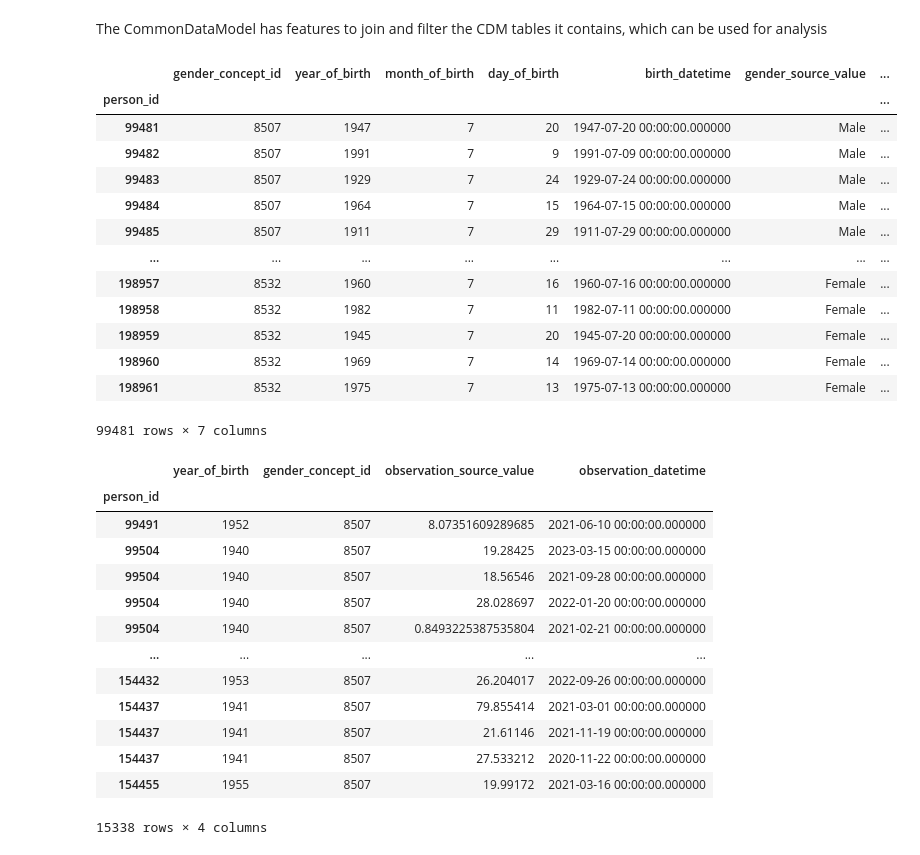
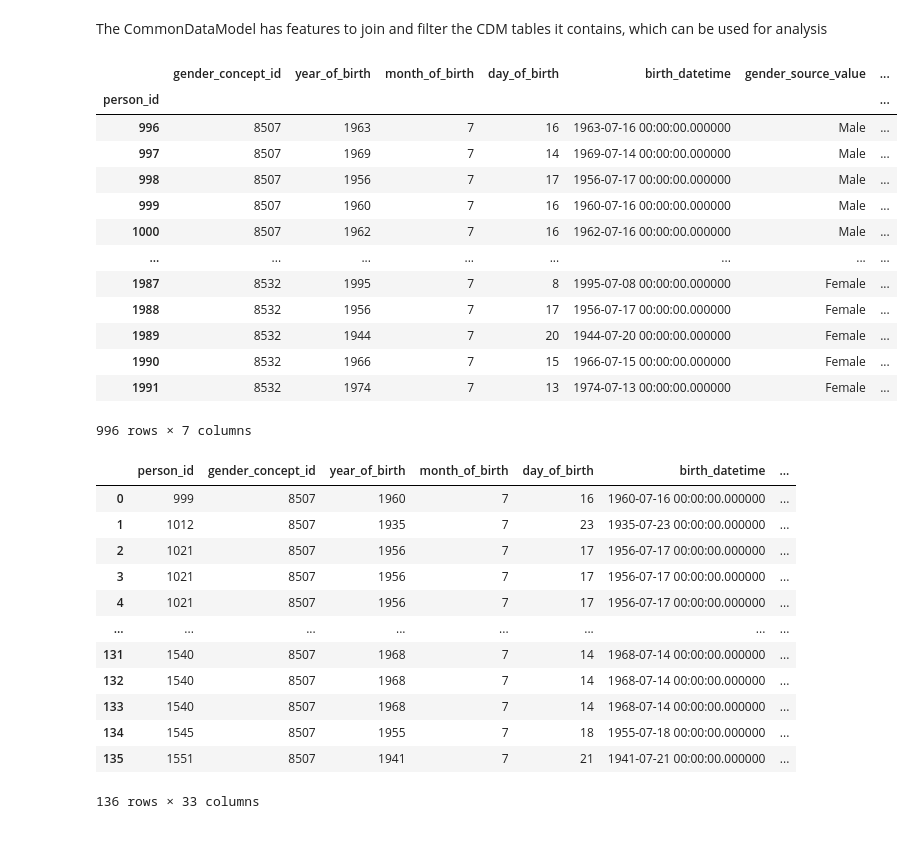
Before and after one commit to Health-Informatics-UoN/carrot-docs, a Jupyter notebook: docs/CaRROT-CDM/notebooks/Part 9 - Analysis.ipynb, the cells around one changed output. Cells and saved outputs as stored; diff of their text form; code cells hidden in the pictures.

```diff
--- a/docs/CaRROT-CDM/notebooks/Part 9 - Analysis.ipynb
+++ b/docs/CaRROT-CDM/notebooks/Part 9 - Analysis.ipynb
@@ -2,57 +2,57 @@
 The CommonDataModel has features to join and filter the CDM tables it contains, which can be used for analysis
 # %%
 import matplotlib.pyplot as plt
-import carrot ncarrot params['debug_level'] = 0
+import carrot
+carrot.params['debug_level'] = 0
 import glob
+import p
 # %%
-inputs = carrot tools.load_tsv(glob.glob("temp/1/*.tsv"),dtype=None)
-cdm = carrot cdm.CommonDataModel.load(inputs=inputs,
+inputs = carrot.tools.load_tsv(glob.glob("temp/1/*.tsv"),dtype=None)
+cdm = carrot.cdm.CommonDataModel.load(inputs=inputs,
                                          do_mask_person_id=False,
-                                         format_level=0)
+                                         format_level=1)
 cdm['person'].dropna(axis=1)
 # %% [output]
 |  | gender_concept_id | year_of_birth | month_of_birth | day_of_birth | birth_datetime | gender_source_value | ... |
 | person_id |  |  |  |  |  |  | ... |
-| 99481 | 8507 | 1947 | 7 | 20 | 1947-07-20 00:00:00.000000 | Male | ... |
-| 99482 | 8507 | 1991 | 7 | 9 | 1991-07-09 00:00:00.000000 | Male | ... |
-| 99483 | 8507 | 1929 | 7 | 24 | 1929-07-24 00:00:00.000000 | Male | ... |
-| 99484 | 8507 | 1964 | 7 | 15 | 1964-07-15 00:00:00.000000 | Male | ... |
-| 99485 | 8507 | 1911 | 7 | 29 | 1911-07-29 00:00:00.000000 | Male | ... |
+| 996 | 8507 | 1963 | 7 | 16 | 1963-07-16 00:00:00.000000 | Male | ... |
+| 997 | 8507 | 1969 | 7 | 14 | 1969-07-14 00:00:00.000000 | Male | ... |
+| 998 | 8507 | 1956 | 7 | 17 | 1956-07-17 00:00:00.000000 | Male | ... |
+| 999 | 8507 | 1960 | 7 | 16 | 1960-07-16 00:00:00.000000 | Male | ... |
+| 1000 | 8507 | 1962 | 7 | 16 | 1962-07-16 00:00:00.000000 | Male | ... |
 | ... | ... | ... | ... | ... | ... | ... | ... |
-| 198957 | 8532 | 1960 | 7 | 16 | 1960-07-16 00:00:00.000000 | Female | ... |
-| 198958 | 8532 | 1982 | 7 | 11 | 1982-07-11 00:00:00.000000 | Female | ... |
-| 198959 | 8532 | 1945 | 7 | 20 | 1945-07-20 00:00:00.000000 | Female | ... |
-| 198960 | 8532 | 1969 | 7 | 14 | 1969-07-14 00:00:00.000000 | Female | ... |
-| 198961 | 8532 | 1975 | 7 | 13 | 1975-07-13 00:00:00.000000 | Female | ... |
+| 1987 | 8532 | 1995 | 7 | 8 | 1995-07-08 00:00:00.000000 | Female | ... |
+| 1988 | 8532 | 1956 | 7 | 17 | 1956-07-17 00:00:00.000000 | Female | ... |
+| 1989 | 8532 | 1944 | 7 | 20 | 1944-07-20 00:00:00.000000 | Female | ... |
+| 1990 | 8532 | 1966 | 7 | 15 | 1966-07-15 00:00:00.000000 | Female | ... |
+| 1991 | 8532 | 1974 | 7 | 13 | 1974-07-13 00:00:00.000000 | Female | ... |
-99481 rows × 7 columns
+996 rows × 7 columns
 # %%
-df = cdm.filter({
+model = cdm.filter({
     'person':{
                 'gender_concept_id': lambda x: x == 8507,
                 'year_of_birth': lambda x: x < 1970
             },
     'observation':{
                 'observation_concept_id':lambda x: x == 4288455,
                   }
-     },
-    {'person_id':True,'year_of_birth':True,
-     'gender_concept_id':True,'observation_source_value':True,
-     'observation_datetime':True}
-    ).dropna(axis=1)
+     }
+    )
+
+df = model['person'].merge(model['observation'],on='person_id')
 df
 # %% [output]
-|  | year_of_birth | gender_concept_id | observation_source_value | observation_datetime |
-| person_id |  |  |  |  |
-| 99491 | 1952 | 8507 | 8.07351609289685 | 2021-06-10 00:00:00.000000 |
-| 99504 | 1940 | 8507 | 19.28425 | 2023-03-15 00:00:00.000000 |
-| 99504 | 1940 | 8507 | 18.56546 | 2021-09-28 00:00:00.000000 |
-| 99504 | 1940 | 8507 | 28.028697 | 2022-01-20 00:00:00.000000 |
-| 99504 | 1940 | 8507 | 0.8493225387535804 | 2021-02-21 00:00:00.000000 |
-| ... | ... | ... | ... | ... |
-| 154432 | 1953 | 8507 | 26.204017 | 2022-09-26 00:00:00.000000 |
-| 154437 | 1941 | 8507 | 79.855414 | 2021-03-01 00:00:00.000000 |
-| 154437 | 1941 | 8507 | 21.61146 | 2021-11-19 00:00:00.000000 |
-| 154437 | 1941 | 8507 | 27.533212 | 2020-11-22 00:00:00.000000 |
-| 154455 | 1955 | 8507 | 19.99172 | 2021-03-16 00:00:00.000000 |
+|  | person_id | gender_concept_id | year_of_birth | month_of_birth | day_of_birth | birth_datetime | ... |
+| 0 | 999 | 8507 | 1960 | 7 | 16 | 1960-07-16 00:00:00.000000 | ... |
+| 1 | 1012 | 8507 | 1935 | 7 | 23 | 1935-07-23 00:00:00.000000 | ... |
+| 2 | 1021 | 8507 | 1956 | 7 | 17 | 1956-07-17 00:00:00.000000 | ... |
+| 3 | 1021 | 8507 | 1956 | 7 | 17 | 1956-07-17 00:00:00.000000 | ... |
+| 4 | 1021 | 8507 | 1956 | 7 | 17 | 1956-07-17 00:00:00.000000 | ... |
+| ... | ... | ... | ... | ... | ... | ... | ... |
+| 131 | 1540 | 8507 | 1968 | 7 | 14 | 1968-07-14 00:00:00.000000 | ... |
+| 132 | 1540 | 8507 | 1968 | 7 | 14 | 1968-07-14 00:00:00.000000 | ... |
+| 133 | 1540 | 8507 | 1968 | 7 | 14 | 1968-07-14 00:00:00.000000 | ... |
+| 134 | 1545 | 8507 | 1955 | 7 | 18 | 1955-07-18 00:00:00.000000 | ... |
+| 135 | 1551 | 8507 | 1941 | 7 | 21 | 1941-07-21 00:00:00.000000 | ... |
-15338 rows × 4 columns
+136 rows × 33 columns
 # %%
```
Also changed, not shown: parts of 8 cells of this notebook, 11 other files.
